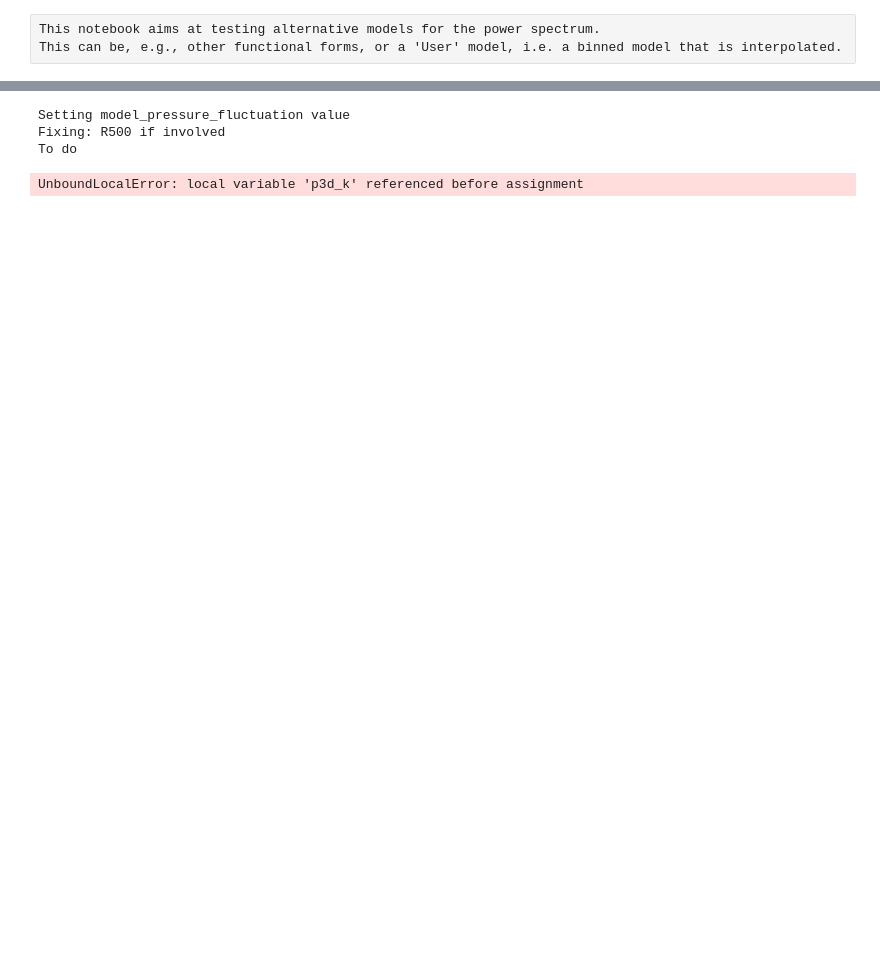
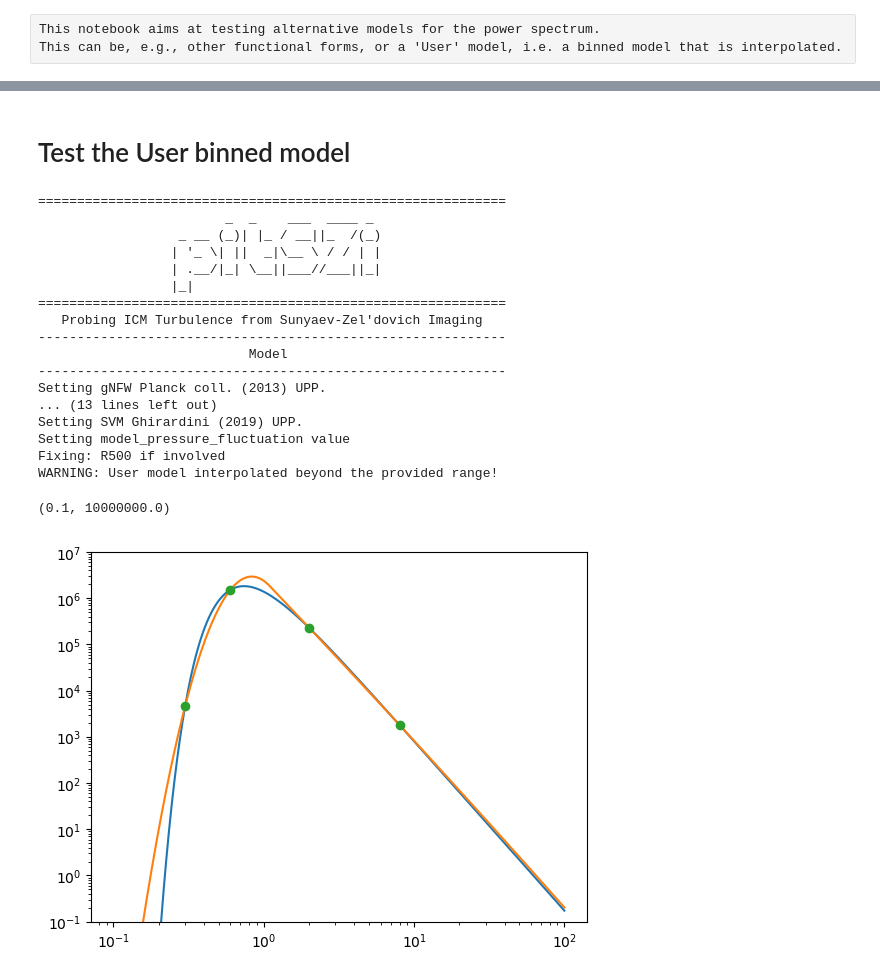
Before and after one commit to remi-adam/pitszi, a Jupyter notebook: notebook/pitszi_dev_alternative_pk_modeling.ipynb, the cells around one changed output, grey strips where cells are left out. Cells and saved outputs as stored; diff of their text form; code cells hidden in the pictures; blank space fills up the shorter version.

Commit message:
adding User loglog interpolated / bin model in the fluctuation spectrum

```diff
--- a/notebook/pitszi_dev_alternative_pk_modeling.ipynb
+++ b/notebook/pitszi_dev_alternative_pk_modeling.ipynb
@@ -46,19 +47,38 @@ Setting model_pressure_fluctuation value
 Fixing: R500 if involved
 (0.0001, 1.0)
 [figure]
+# %% [markdown]
+# Test the User binned model
 # %%
-k = np.array([0,1,2,3])*u.kpc**-1
-pk = np.array([0,1,1,0])*u.kpc**3
+C1 = pitszi.Model()
+C2 = pitszi.Model()
+k_in, pk_in = C1.get_pressure_fluctuation_spectrum(np.array([0.3,0.6,2,8])*u.Mpc**-1)
+C2.model_pressure_fluctuation = {'name': 'User', 'statistics': 'gaussian',
+                                'k': k_in, 'pk': pk_in}
 
-C.model_pressure_fluctuation = {'name': 'User',
-                                'statistics': 'gaussian',
-                                'k': k,
-                                'pk': pk}
-
-k,pk = C.get_pressure_fluctuation_spectrum()
-plt.loglog(k, pk)
+k1, pk1 = C1.get_pressure_fluctuation_spectrum()
+k2, pk2 = C2.get_pressure_fluctuation_spectrum()
+plt.loglog(k1, pk1)
+plt.loglog(k2, pk2)
+plt.plot(k_in, pk_in, marker='o', ls='')
+plt.ylim(0.1,1e7)
 # %% [output]
+============================================================
+                        _  _    ___  ____ _
+                  _ __ (_)| |_ / __||_  /(_)
+                 | '_ \| ||  _|\__ \ / / | |
+                 | .__/|_| \__||___//___||_|
+                 |_|
+============================================================
+   Probing ICM Turbulence from Sunyaev-Zel'dovich Imaging
+------------------------------------------------------------
+                           Model
+------------------------------------------------------------
+Setting gNFW Planck coll. (2013) UPP.
+... (13 lines left out)
+Setting SVM Ghirardini (2019) UPP.
 Setting model_pressure_fluctuation value
 Fixing: R500 if involved
-To do
+WARNING: User model interpolated beyond the provided range!
-UnboundLocalError: local variable 'p3d_k' referenced before assignment
+(0.1, 10000000.0)
+[figure, added]
```
Also changed, not shown: parts of 4 cells of this notebook, 2 other files.
